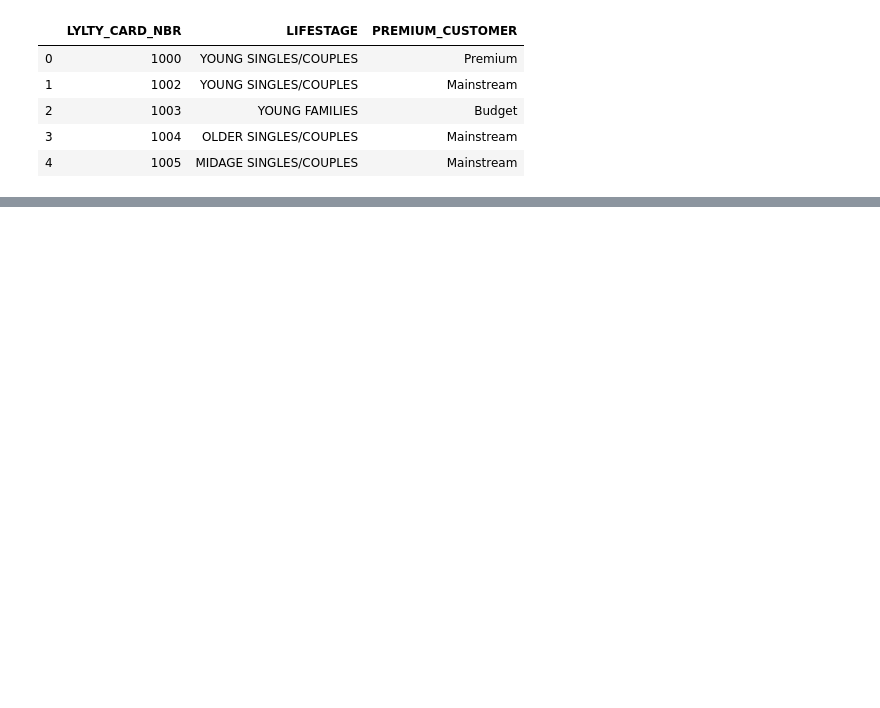
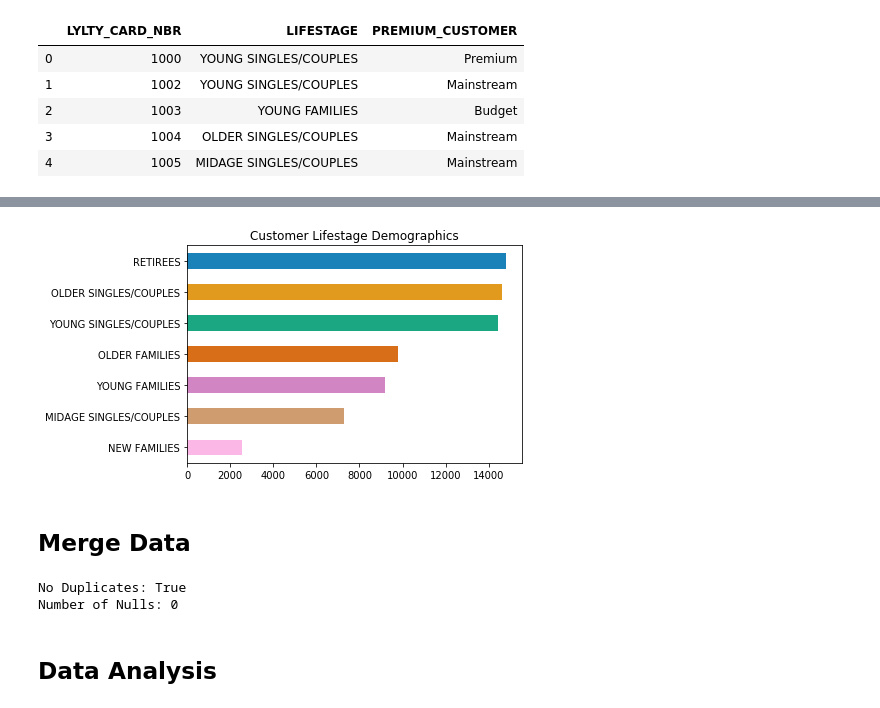
Before and after one commit to teyang-lau/Chips_Customer_Segmentation, a Jupyter notebook: Customer_Segmentation.ipynb, the cells around one changed output, grey strips where cells are left out. Saved outputs shown, nothing was run; the diff lists cells and outputs as text; code cells hidden in the pictures; blank space fills up the shorter version.

```diff
--- a/Customer_Segmentation.ipynb
+++ b/Customer_Segmentation.ipynb
@@ -387,0 +400,18 @@ array(['Premium', 'Mainstream', 'Budget'], dtype=object)
+# %%
+# Plot customer lifestage counts
+customer.LIFESTAGE.value_counts().plot(kind='barh', alpha=.9, color=sns.color_palette("colorblind"), title='Customer Lifestage Demographics').invert_yaxis()
+# %% [output]
+[figure, added]
+# %% [markdown]
+## Merge Data
+# %%
+# Merge
+alldat = dat.merge(customer, on='LYLTY_CARD_NBR')
+
+print('No Duplicates:', len(alldat) == len(temp)) # check same rows, no duplicates
+print('Number of Nulls:', alldat.isnull().sum().sum()) # check for nulls
+# %% [output]
+No Duplicates: True
+Number of Nulls: 0
+# %% [markdown]
+## Data Analysis
```
Also changed, not shown: parts of 27 cells of this notebook.
